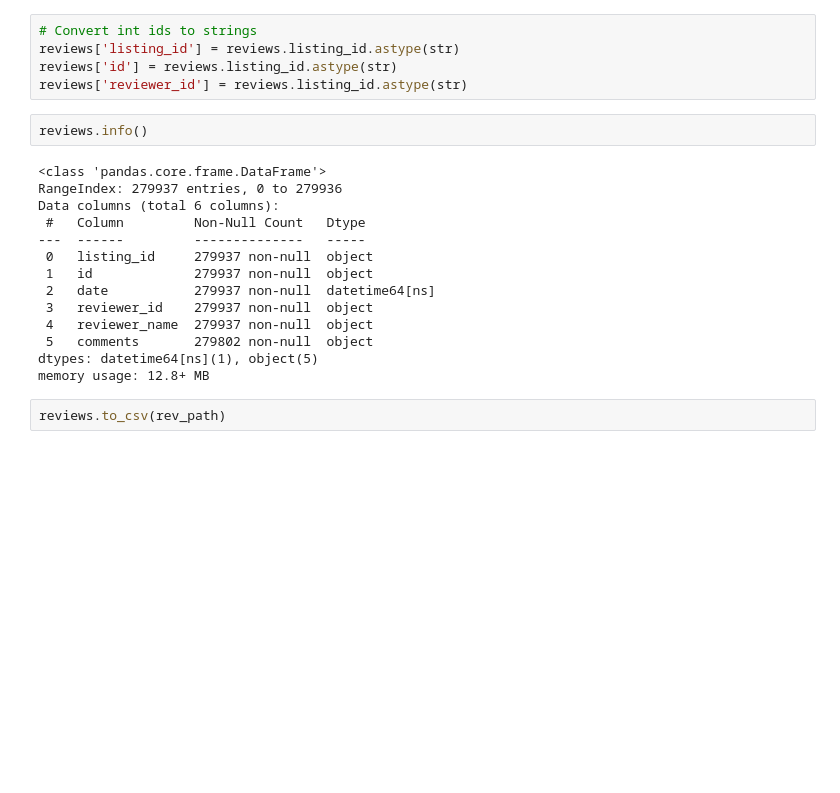
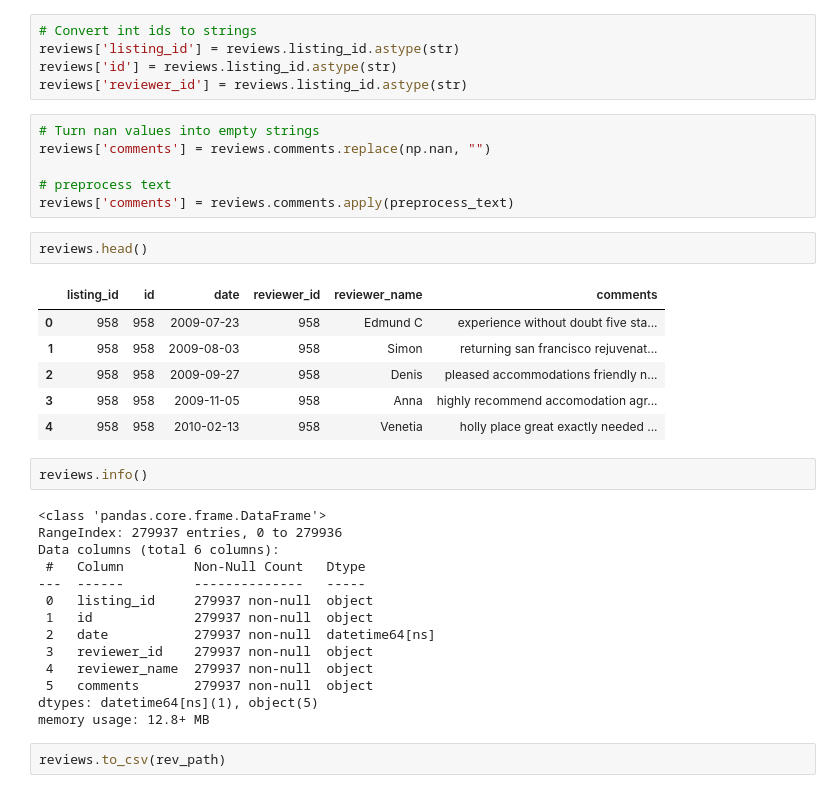
Before and after one commit to dusty736/sf_airbnb, a Jupyter notebook: code/preprocess.ipynb, the cells around one changed output. Saved outputs shown, nothing was run; the diff lists cells and outputs as text; blank space fills up the shorter version.

Commit message:
Add more preprocessing and writing cells

```diff
--- a/code/preprocess.ipynb
+++ b/code/preprocess.ipynb
@@ -111,6 +138,21 @@ reviews['date'] = pd.to_datetime(reviews.date)
 reviews['listing_id'] = reviews.listing_id.astype(str)
 reviews['id'] = reviews.listing_id.astype(str)
 reviews['reviewer_id'] = reviews.listing_id.astype(str)
+# %%
+# Turn nan values into empty strings
+reviews['comments'] = reviews.comments.replace(np.nan, "")
+
+# preprocess text
+reviews['comments'] = reviews.comments.apply(preprocess_text)
+# %%
+reviews.head()
+# %% [output]
+|  | listing_id | id | date | reviewer_id | reviewer_name | comments |
+| 0 | 958 | 958 | 2009-07-23 | 958 | Edmund C | experience without doubt five sta... |
+| 1 | 958 | 958 | 2009-08-03 | 958 | Simon | returning san francisco rejuvenat... |
+| 2 | 958 | 958 | 2009-09-27 | 958 | Denis | pleased accommodations friendly n... |
+| 3 | 958 | 958 | 2009-11-05 | 958 | Anna | highly recommend accomodation agr... |
+| 4 | 958 | 958 | 2010-02-13 | 958 | Venetia | holly place great exactly needed ... |
 # %%
 reviews.info()
 # %% [output]
@@ -124,7 +166,7 @@ Data columns (total 6 columns):
  2   date           279937 non-null  datetime64[ns]
  3   reviewer_id    279937 non-null  object
  4   reviewer_name  279937 non-null  object
- 5   comments       279802 non-null  object
+ 5   comments       279937 non-null  object
 dtypes: datetime64[ns](1), object(5)
 memory usage: 12.8+ MB
 # %%
```
Also changed, not shown: parts of 21 cells of this notebook.
